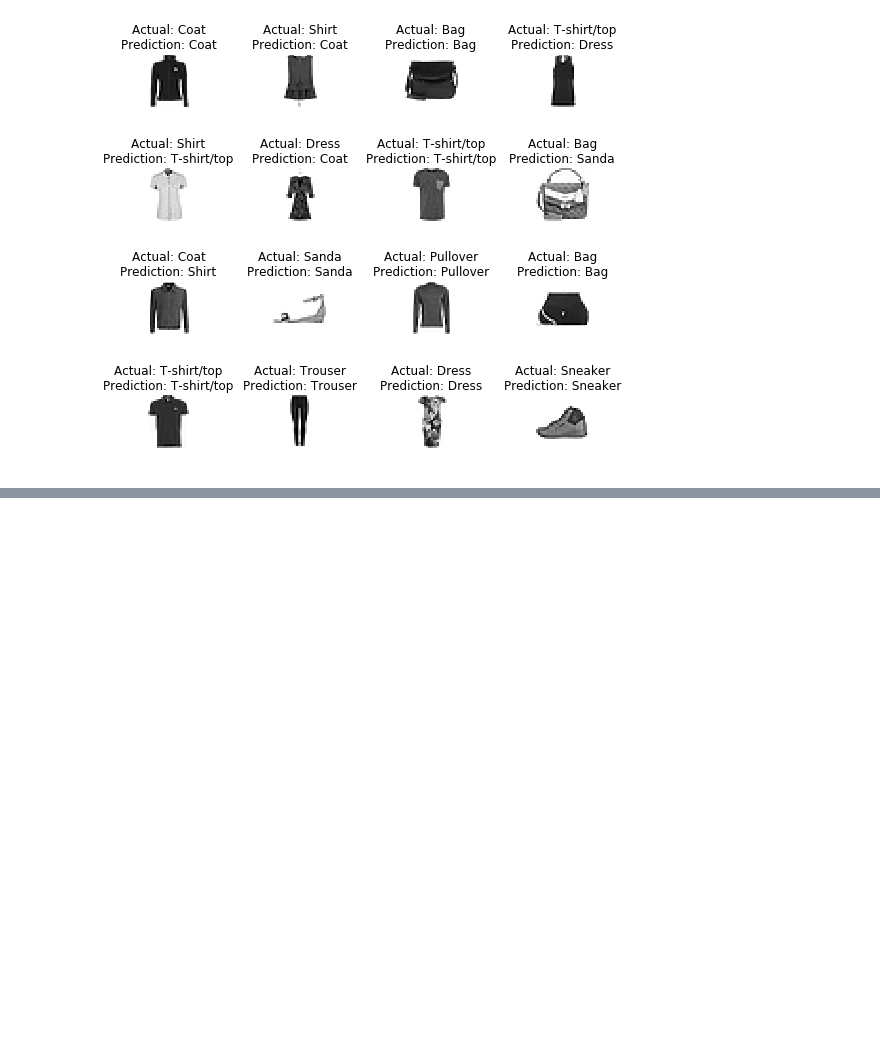
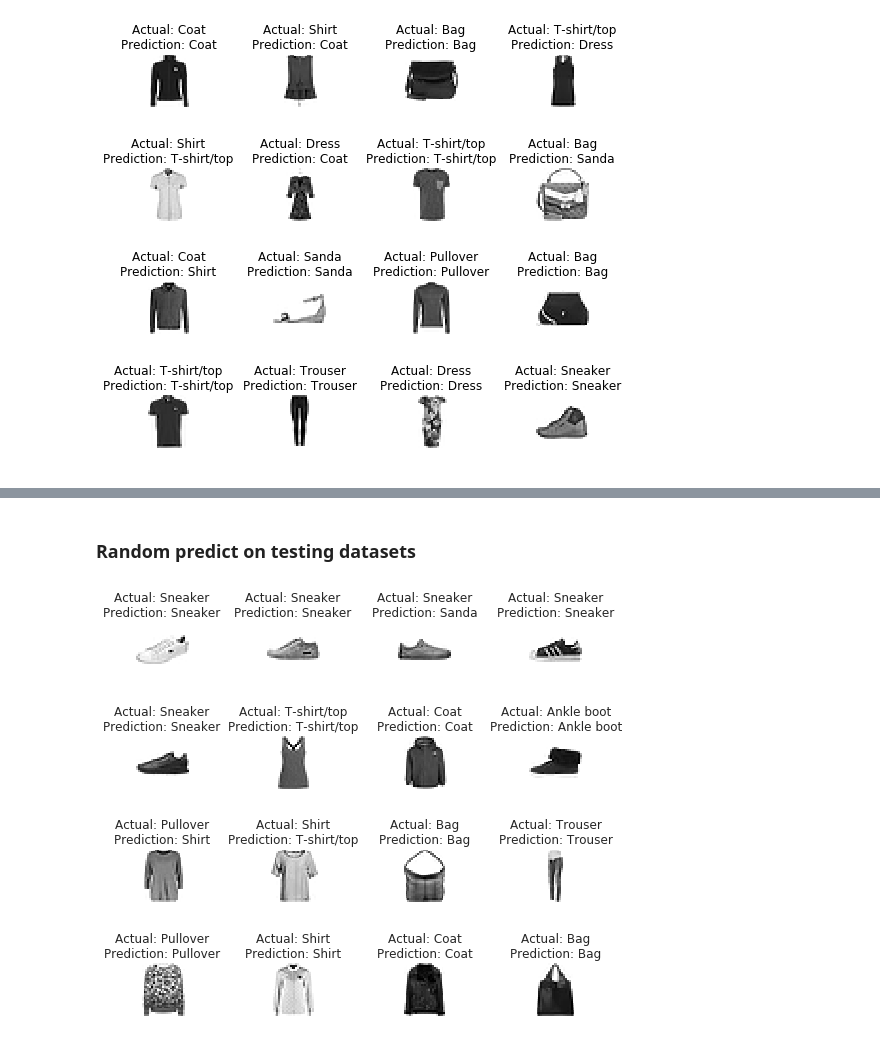
Before and after one commit to WLun001/fashion-mnist, a Jupyter notebook: final.ipynb, the cells around one changed output, grey strips where cells are left out. Cells and saved outputs as stored; diff of their text form; code cells hidden in the pictures; blank space fills up the shorter version.

```diff
--- a/final.ipynb
+++ b/final.ipynb
@@ -175,5 +242,9 @@ plotter(y_test, y_test_knn)
+# %% [markdown]
+### Random predict on testing datasets
 # %%
 fig, axes = plt.subplots(4,4, figsize=(8,8))
-[random_predict(axes[attX, attY], attX, attY, neighbors) for attX in range(4) for attY in range(4) ]
+[random_predict(axes[attX, attY], attX, attY, neigh) for attX in range(4) for attY in range(4) ]
 fig.subplots_adjust(wspace=1.5)
 plt.show()
+# %% [output]
+[figure, added]
```
Also changed, not shown: parts of 28 cells of this notebook.
